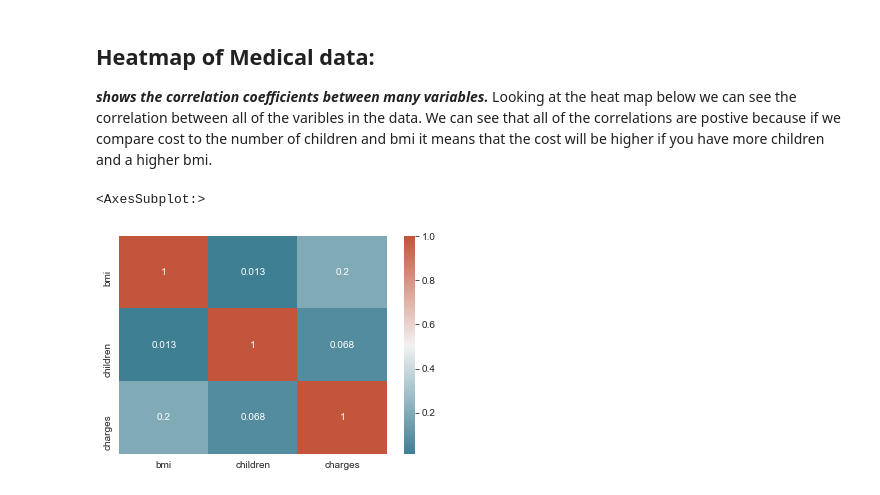
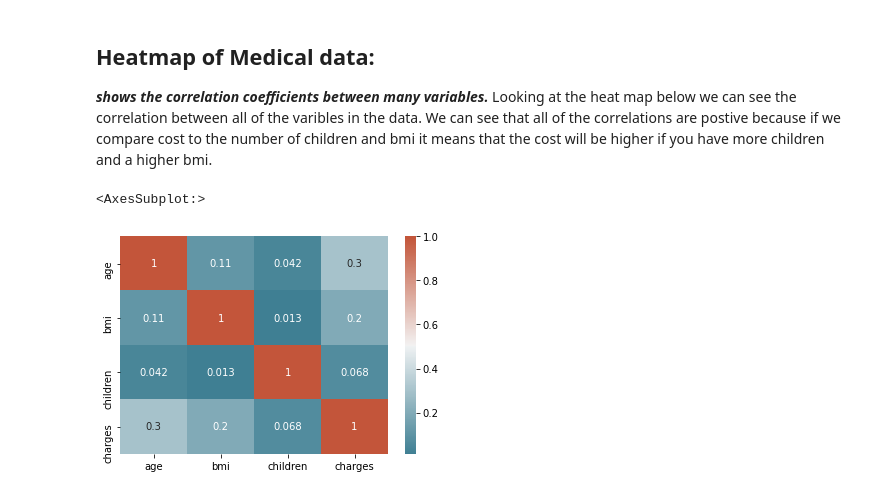
Before and after one commit to data301-2020-winter2/course-project-group_1041, a Jupyter notebook: analysis/Jivraj/milestone2.ipynb, the cells around one changed output. Cells and saved outputs as stored; diff of their text form; code cells hidden in the pictures.

```diff
--- a/analysis/Jivraj/milestone2.ipynb
+++ b/analysis/Jivraj/milestone2.ipynb
@@ -7,21 +7,20 @@
 # %% [markdown]
 # Task 4 EDA:
 # %%
-from project_functions import load_data
+from scripts import project_functions
 import pandas as pd
 import numpy as np
 import matplotlib
 import matplotlib.pyplot as plt
 import seaborn as sns
 
+path = "../../data/raw/Medical_Cost.csv"
+
 %matplotlib inline
-print("\nUsing pandas")
-df = pd.read_csv("../../data/raw/Medical_Cost.csv")
-df.info()
-df.describe().T
 #or
 print("\nUsing project_funtions")
-df2 = load_data("../../data/raw/Medical_Cost.csv")
+df2 = project_functions.load_data(path)
 df2.info()
 df2.describe().T
+df2.head()
 # %% [output]
@@ -95,8 +82,8 @@ sns.barplot(x='region',y='charges',data=df, estimator=np.median)
 ## Heatmap of Medical data:
 ***shows the correlation coefficients between many variables.*** Looking at the heat map below we can see the correlation between all of the varibles in the data. We can see that all of the correlations are postive because if we compare cost to the number of children and bmi it means that the cost will be higher if you have more children and a higher bmi.
 # %%
-corr = df.corr()# plot the heatmap
+corr = df2.corr()# plot the heatmap
 sns.heatmap(corr, xticklabels=corr.columns, yticklabels=corr.columns, annot=True, cmap=sns.diverging_palette(220, 20, as_cmap=True))
 # %% [output]
 <AxesSubplot:>
-[figure, old version]
+[figure, new version]
```
Also changed, not shown: parts of 42 cells of this notebook, 1 other file.
